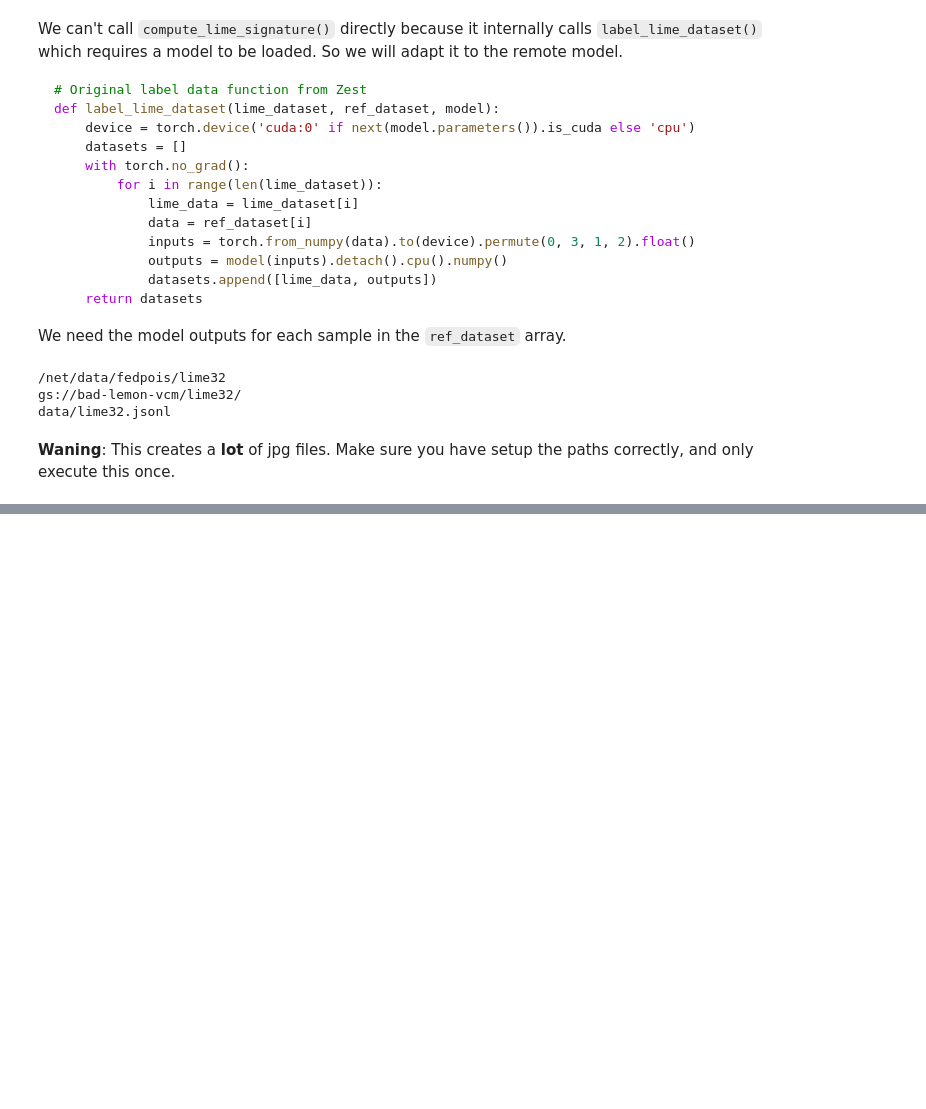
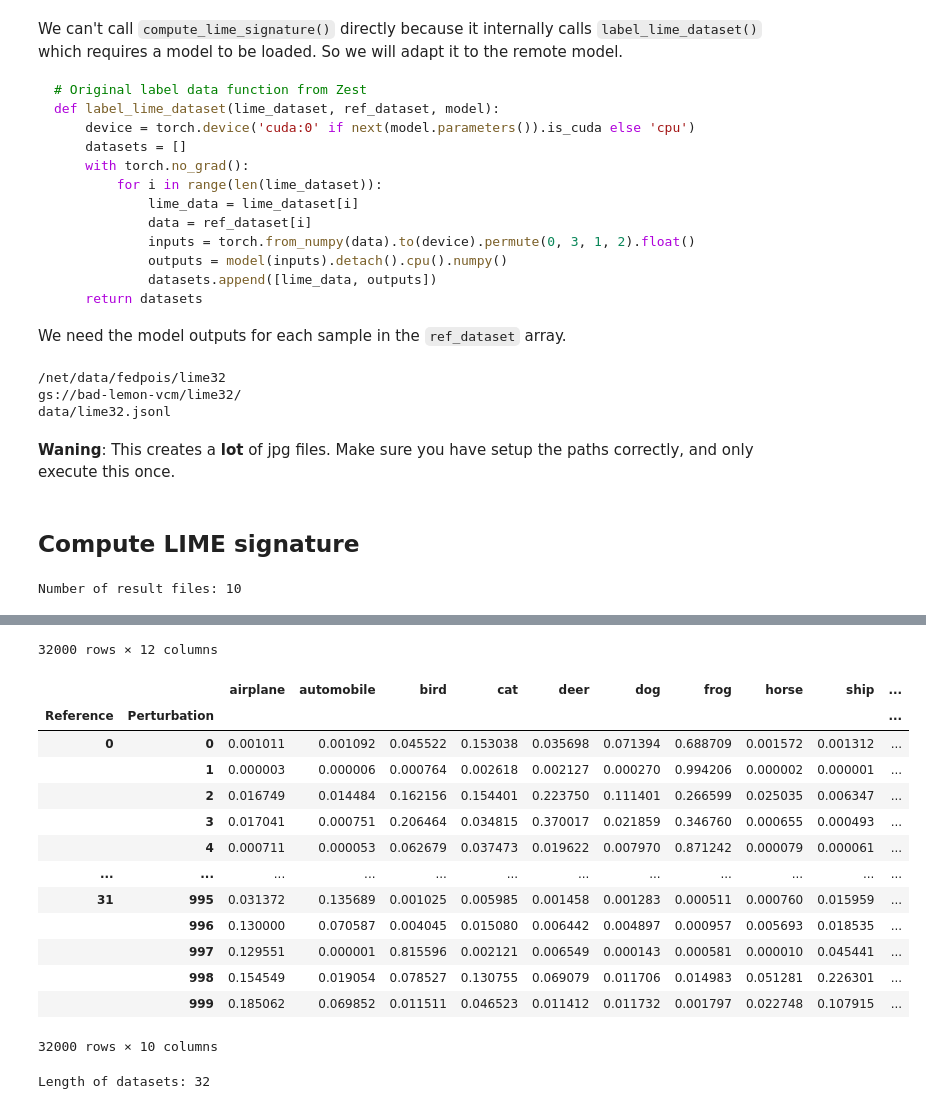
Before and after one commit to ClonedOne/bad_lemon, a Jupyter notebook: notebooks/prepare_lime_remote.ipynb, the cells around one changed output, grey strips where cells are left out. Drawn from its saved outputs; the diff is of its cells as text; code cells hidden in the pictures; blank space fills up the shorter version.

```diff
--- a/notebooks/prepare_lime_remote.ipynb
+++ b/notebooks/prepare_lime_remote.ipynb
@@ -160,0 +186,45 @@ with open(jsonl_file, 'w') as mf:
+# %% [markdown]
+## Compute LIME signature
+# %%
+results_dir = 'results/prediction-cifar10model-2022-05-20T05:29:43.654619Z'
+results_f_names = os.listdir(results_dir)
+results_files = [os.path.join(results_dir, f) for f in results_f_names]
+print('Number of result files:', len(results_files))
+# %% [output]
+Number of result files: 10
+# %%
+all_dfs = []
+
+for res in results_files:
+    with open(res, 'r') as f:
+        lines = f.readlines()
+        lines = [json.loads(l) for l in lines]
+
+        dicts = []
+        for l in lines:
+            img_id_list = l['instance']['content'].split('/')[-1].split('.')[0].split('_')
+
+            base_img = int(img_id_list[0])
+            num = int(img_id_list[1])
+
+            pred_class = l['prediction']['displayNames']
+            pred_confs = l['prediction']['confidences']
+            assert len(pred_class) == len(pred_confs)
+
+            cd = dict(zip(pred_class, pred_confs))
+            d = {'Reference': base_img, 'Perturbation': num}
+            d.update(cd)
+
+            dicts.append(d)
+
+        df = pd.DataFrame.from_dict(dicts)
+        all_dfs.append(df)
+
+results_df = pd.concat(all_dfs)
+display(results_df)
+
+res_df = results_df.set_index(['Reference', 'Perturbation'])
+res_df = res_df[sorted(res_df.columns)]
+res_df = res_df.sort_index()
+display(res_df)
+# %% [output]
@@ -160,0 +243,35 @@ with open(jsonl_file, 'w') as mf:
+32000 rows × 12 columns
+|  |  | airplane | automobile | bird | cat | deer | dog | frog | horse | ship | ... |
+| Reference | Perturbation |  |  |  |  |  |  |  |  |  | ... |
+| 0 | 0 | 0.001011 | 0.001092 | 0.045522 | 0.153038 | 0.035698 | 0.071394 | 0.688709 | 0.001572 | 0.001312 | ... |
+|  | 1 | 0.000003 | 0.000006 | 0.000764 | 0.002618 | 0.002127 | 0.000270 | 0.994206 | 0.000002 | 0.000001 | ... |
+|  | 2 | 0.016749 | 0.014484 | 0.162156 | 0.154401 | 0.223750 | 0.111401 | 0.266599 | 0.025035 | 0.006347 | ... |
+|  | 3 | 0.017041 | 0.000751 | 0.206464 | 0.034815 | 0.370017 | 0.021859 | 0.346760 | 0.000655 | 0.000493 | ... |
+|  | 4 | 0.000711 | 0.000053 | 0.062679 | 0.037473 | 0.019622 | 0.007970 | 0.871242 | 0.000079 | 0.000061 | ... |
+| ... | ... | ... | ... | ... | ... | ... | ... | ... | ... | ... | ... |
+| 31 | 995 | 0.031372 | 0.135689 | 0.001025 | 0.005985 | 0.001458 | 0.001283 | 0.000511 | 0.000760 | 0.015959 | ... |
+|  | 996 | 0.130000 | 0.070587 | 0.004045 | 0.015080 | 0.006442 | 0.004897 | 0.000957 | 0.005693 | 0.018535 | ... |
+|  | 997 | 0.129551 | 0.000001 | 0.815596 | 0.002121 | 0.006549 | 0.000143 | 0.000581 | 0.000010 | 0.045441 | ... |
+|  | 998 | 0.154549 | 0.019054 | 0.078527 | 0.130755 | 0.069079 | 0.011706 | 0.014983 | 0.051281 | 0.226301 | ... |
+|  | 999 | 0.185062 | 0.069852 | 0.011511 | 0.046523 | 0.011412 | 0.011732 | 0.001797 | 0.022748 | 0.107915 | ... |
+32000 rows × 10 columns
+# %%
+datasets = []
+for i in range(len(lime_dataset)):
+    lime_data = lime_dataset[i]
+    data = ref_dataset[i]
+
+    # print('Lime data shape:', lime_data.shape)
+    # print('Reference data shape:', data.shape)
+    # print(res_df.loc[i].to_numpy().shape)
+
+    outputs = res_df.loc[i].to_numpy()
+
+    assert lime_data.shape[0] == data.shape[0]
+    assert lime_data.shape[0] == outputs.shape[0]
+
+    datasets.append([lime_data, outputs])
+
+print('Length of datasets:', len(datasets))
+# %% [output]
+Length of datasets: 32
```
Also changed, not shown: parts of 21 cells of this notebook, 11 other files.
